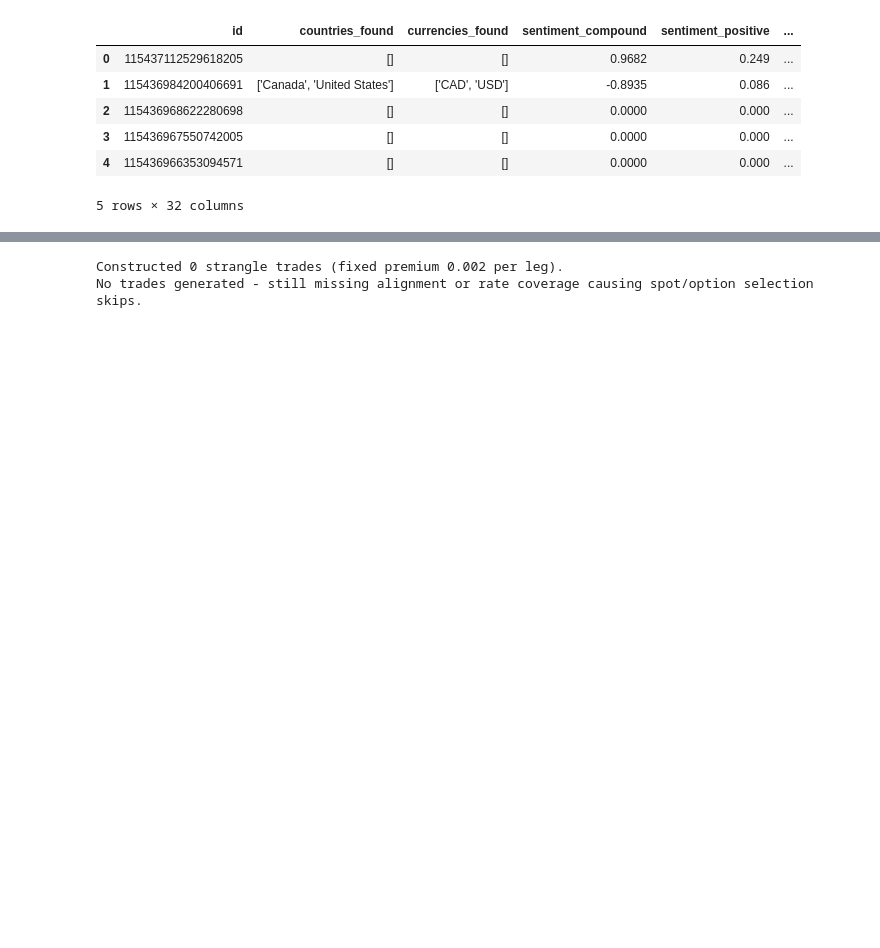
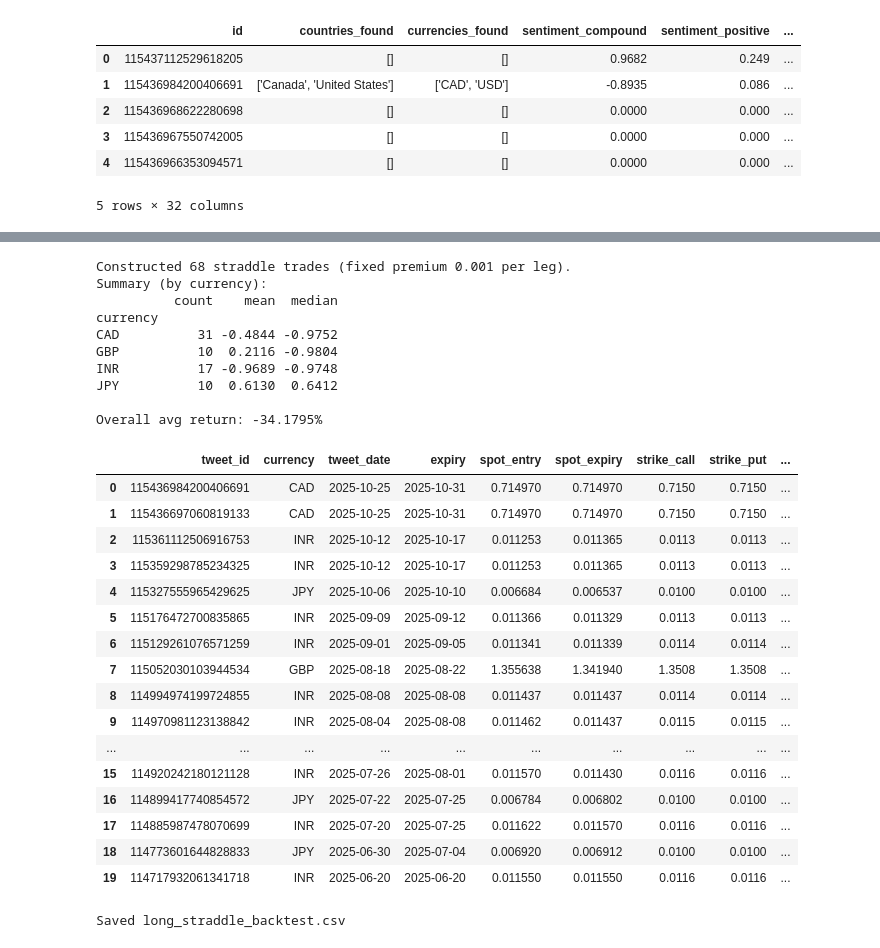
Before and after one commit to condad/mma, a Jupyter notebook: 823/trade.ipynb, the cells around one changed output, grey strips where cells are left out. Drawn from its saved outputs; the diff is of its cells as text; code cells hidden in the pictures; blank space fills up the shorter version.

Commit message:
Use long-straddle, not long-strangle

```diff
--- a/823/trade.ipynb
+++ b/823/trade.ipynb
@@ -179,13 +179,11 @@ Per target currency counts:
 # %%
-# Long Strangle Backtest (simplified): fixed premium 0.002 per leg, forward-filled FX rates, widened lookback.
-# Removed dynamic premium/target return logic; this cell now uses a constant premium.
-
+# Long Straddle Backtest (simplified): fixed premium 0.002 per leg, forward-filled FX rates.
+# Spot lookup now uses the nearest prior available FX rate if the exact tweet day is missing (unbounded backward search).
 import os, math, datetime as dt
 import pandas as pd
 
-FIXED_PREMIUM_PER_LEG = 0.002
+FIXED_PREMIUM_PER_LEG = 0.001
 FILL_MISSING_RATES = True
-RATE_LOOKBACK_DAYS = 10
 
 # Column candidate mappings
 col_candidates = {
@@ -260,20 +258,21 @@ def load_rates(cur):
     rate_col_cache[cur] = (date_col, rate_col)
     return df_r
 
-def get_spot(cur, d, lookback=RATE_LOOKBACK_DAYS):
+def get_spot(cur, d):
+    """Return spot for date d; if missing, return the most recent prior available rate (no fixed lookback limit)."""
     df_r = load_rates(cur)
     if df_r is None: return None
     date_col, rate_col = rate_col_cache[cur]
     target_date = pd.to_datetime(d).normalize()
-    row = df_r[df_r[date_col] == target_date]
-    if not row.empty:
-        return float(row.iloc[0][rate_col])
-    for i in range(1, lookback+1):
-        cand = target_date - pd.Timedelta(days=i)
-        row = df_r[df_r[date_col] == cand]
-        if not row.empty:
-            return float(row.iloc[0][rate_col])
-    return None
+    # Exact match
+    row_exact = df_r[df_r[date_col] == target_date]
+    if not row_exact.empty:
+        return float(row_exact.iloc[0][rate_col])
+    # Prior dates
+    prior = df_r[df_r[date_col] < target_date]
+    if prior.empty:
+        return None
+    return float(prior.iloc[-1][rate_col])
 
 def week_expiry(date):
     date = pd.to_datetime(date).normalize()
@@ -343,35 +342,61 @@ else:
                     continue
                 payoff = max(spot_expiry - strike_call, 0) + max(strike_put - spot_expiry, 0)
                 trade_rows.append({
                     'tweet_id': row.get('id', row.get('tweet_id', idx)),
                     'currency': cur,
                     'tweet_date': base_date.normalize(),
                     'expiry': expiry,
                     'spot_entry': spot_entry,
                     'spot_expiry': spot_expiry,
                     'strike_call': strike_call,
                     'strike_put': strike_put,
                     'premium_call': FIXED_PREMIUM_PER_LEG,
                     'premium_put': FIXED_PREMIUM_PER_LEG,
                     'total_cost': 2*FIXED_PREMIUM_PER_LEG,
                     'payoff': payoff,
                     'return_pct': (payoff - 2*FIXED_PREMIUM_PER_LEG)/(2*FIXED_PREMIUM_PER_LEG) if 2*FIXED_PREMIUM_PER_LEG>0 else None,
                     'sentiment_compound': row.get('sentiment_compound'),
                     'tweet_text': (row.get('text','')[:120] + '...') if isinstance(row.get('text'), str) and len(row.get('text'))>120 else row.get('text')
                 })
 
 trades_df = pd.DataFrame(trade_rows)
-print(f"Constructed {len(trades_df)} strangle trades (fixed premium {FIXED_PREMIUM_PER_LEG} per leg).")
+print(f"Constructed {len(trades_df)} straddle trades (fixed premium {FIXED_PREMIUM_PER_LEG} per leg).")
 
 if not trades_df.empty:
     print("Summary (by currency):")
     print(trades_df.groupby('currency')['return_pct'].agg(['count','mean','median']).round(4))
     print(f"\nOverall avg return: {trades_df['return_pct'].mean():.4%}")
     display(trades_df.head(20))
-    trades_df.to_csv('long_strangle_backtest.csv', index=False)
-    print("Saved long_strangle_backtest.csv")
+    trades_df.to_csv('long_straddle_backtest.csv', index=False)
+    print("Saved long_straddle_backtest.csv")
 else:
     print("No trades generated - still missing alignment or rate coverage causing spot/option selection skips.")
 # %% [output]
-Constructed 0 strangle trades (fixed premium 0.002 per leg).
-No trades generated - still missing alignment or rate coverage causing spot/option selection skips.
+Constructed 68 straddle trades (fixed premium 0.001 per leg).
+Summary (by currency):
+          count    mean  median
+currency
+CAD          31 -0.4844 -0.9752
+GBP          10  0.2116 -0.9804
+INR          17 -0.9689 -0.9748
+JPY          10  0.6130  0.6412
+
+Overall avg return: -34.1795%
+|  | tweet_id | currency | tweet_date | expiry | spot_entry | spot_expiry | strike_call | strike_put | ... |
+| 0 | 115436984200406691 | CAD | 2025-10-25 | 2025-10-31 | 0.714970 | 0.714970 | 0.7150 | 0.7150 | ... |
+| 1 | 115436697060819133 | CAD | 2025-10-25 | 2025-10-31 | 0.714970 | 0.714970 | 0.7150 | 0.7150 | ... |
+| 2 | 115361112506916753 | INR | 2025-10-12 | 2025-10-17 | 0.011253 | 0.011365 | 0.0113 | 0.0113 | ... |
+| 3 | 115359298785234325 | INR | 2025-10-12 | 2025-10-17 | 0.011253 | 0.011365 | 0.0113 | 0.0113 | ... |
+| 4 | 115327555965429625 | JPY | 2025-10-06 | 2025-10-10 | 0.006684 | 0.006537 | 0.0100 | 0.0100 | ... |
+| 5 | 115176472700835865 | INR | 2025-09-09 | 2025-09-12 | 0.011366 | 0.011329 | 0.0113 | 0.0113 | ... |
+| 6 | 115129261076571259 | INR | 2025-09-01 | 2025-09-05 | 0.011341 | 0.011339 | 0.0114 | 0.0114 | ... |
+| 7 | 115052030103944534 | GBP | 2025-08-18 | 2025-08-22 | 1.355638 | 1.341940 | 1.3508 | 1.3508 | ... |
+| 8 | 114994974199724855 | INR | 2025-08-08 | 2025-08-08 | 0.011437 | 0.011437 | 0.0114 | 0.0114 | ... |
+| 9 | 114970981123138842 | INR | 2025-08-04 | 2025-08-08 | 0.011462 | 0.011437 | 0.0115 | 0.0115 | ... |
+| ... | ... | ... | ... | ... | ... | ... | ... | ... | ... |
+| 15 | 114920242180121128 | INR | 2025-07-26 | 2025-08-01 | 0.011570 | 0.011430 | 0.0116 | 0.0116 | ... |
+| 16 | 114899417740854572 | JPY | 2025-07-22 | 2025-07-25 | 0.006784 | 0.006802 | 0.0100 | 0.0100 | ... |
+| 17 | 114885987478070699 | INR | 2025-07-20 | 2025-07-25 | 0.011622 | 0.011570 | 0.0116 | 0.0116 | ... |
+| 18 | 114773601644828833 | JPY | 2025-06-30 | 2025-07-04 | 0.006920 | 0.006912 | 0.0100 | 0.0100 | ... |
+| 19 | 114717932061341718 | INR | 2025-06-20 | 2025-06-20 | 0.011550 | 0.011550 | 0.0116 | 0.0116 | ... |
+Saved long_straddle_backtest.csv
```
Also changed, not shown: parts of 3 cells of this notebook, 2 other files.
